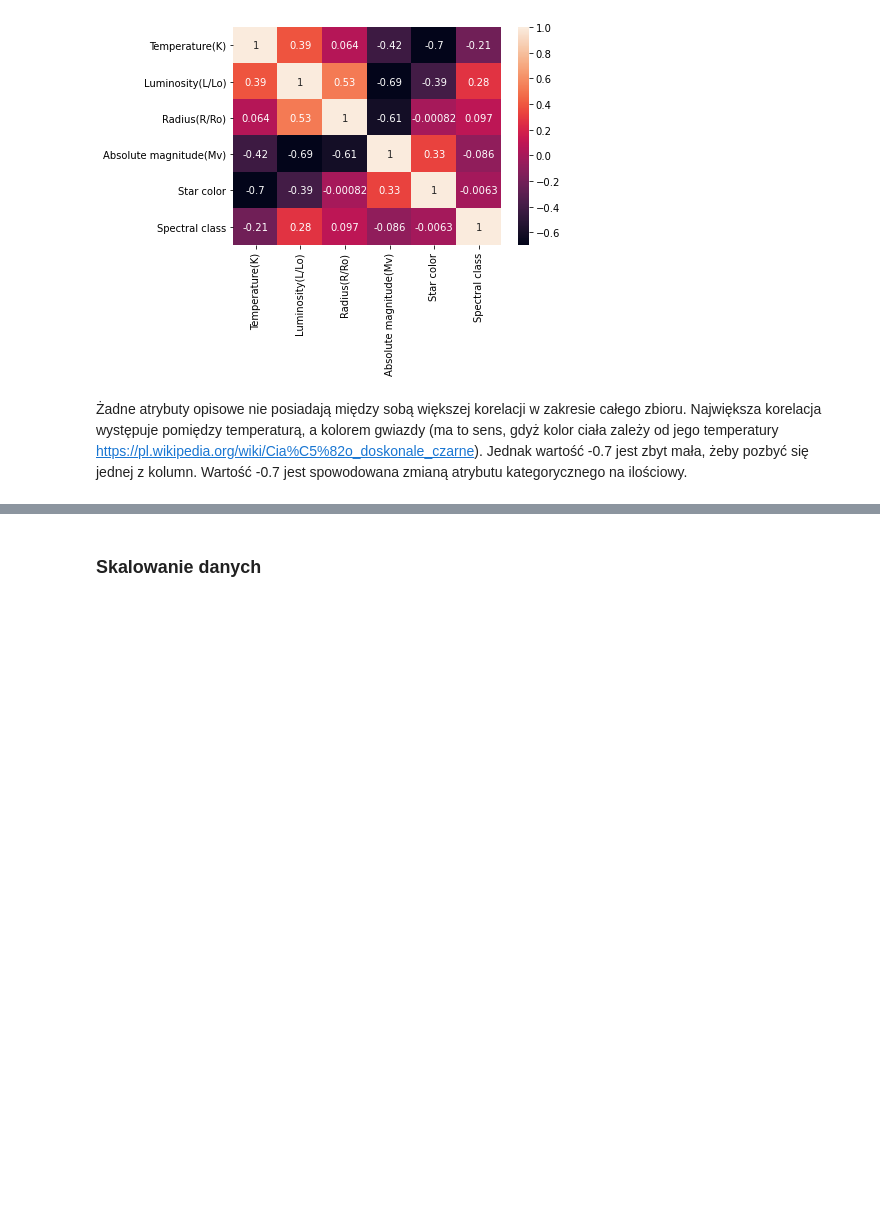
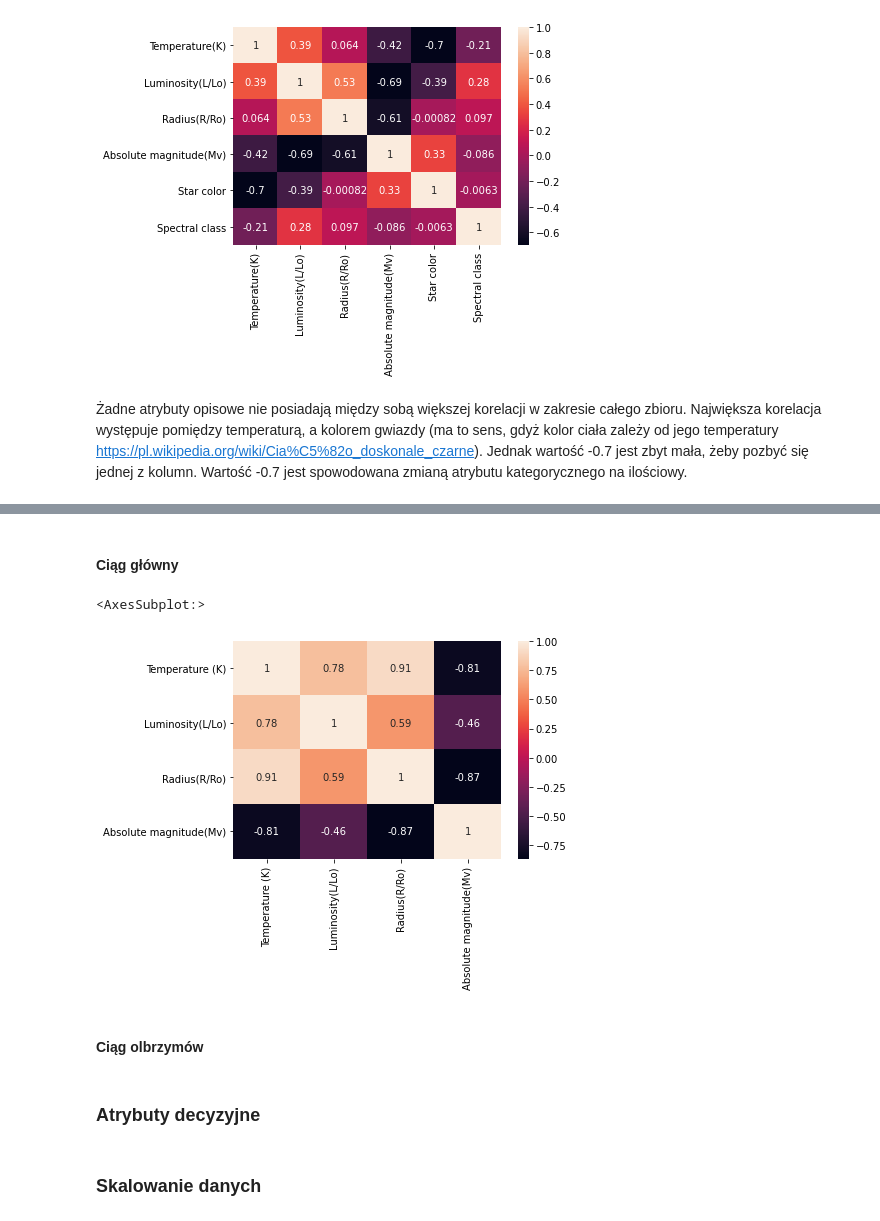
Before and after one commit to dawidbieniek/Projekt_PRiAD, a Jupyter notebook: Raport.ipynb, the cells around one changed output, grey strips where cells are left out. Drawn from its saved outputs; the diff is of its cells as text; code cells hidden in the pictures; blank space fills up the shorter version.

```diff
--- a/Raport.ipynb
+++ b/Raport.ipynb
@@ -316,3 +361,18 @@ Podczas wstępnego opsiania obiektów zauważyłem kilka prawdopodobnych korelac
+# %% [markdown]
+#### Ciąg główny
+# %%
+stars_main=stars_raw.copy()
+stars_main=stars_main.loc[stars_main['Star type'] <4 ]
+stars_main=stars_main.loc[stars_main['Star type'] != 2]
+stars_main=stars_main.drop(columns=['Star type'])
+sns.heatmap(stars_main.corr(), annot=True)
+# %% [output]
+<AxesSubplot:>
+[figure, added]
+# %% [markdown]
+#### Ciąg olbrzymów
+# %% [markdown]
+### Atrybuty decyzyjne
 # %% [markdown]
 ### Skalowanie danych
 # %% [markdown]
```
Also changed, not shown: parts of 7 cells of this notebook.
